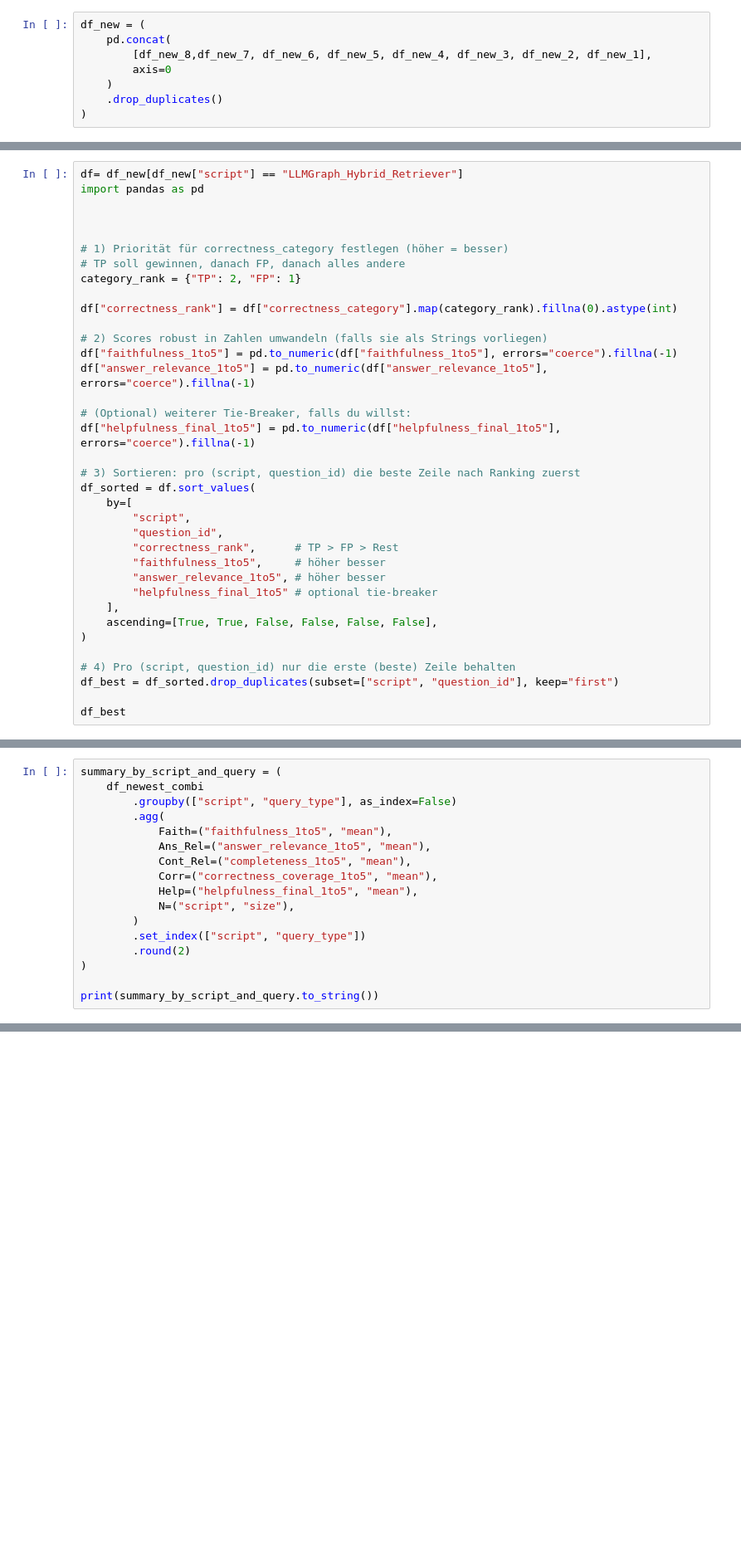
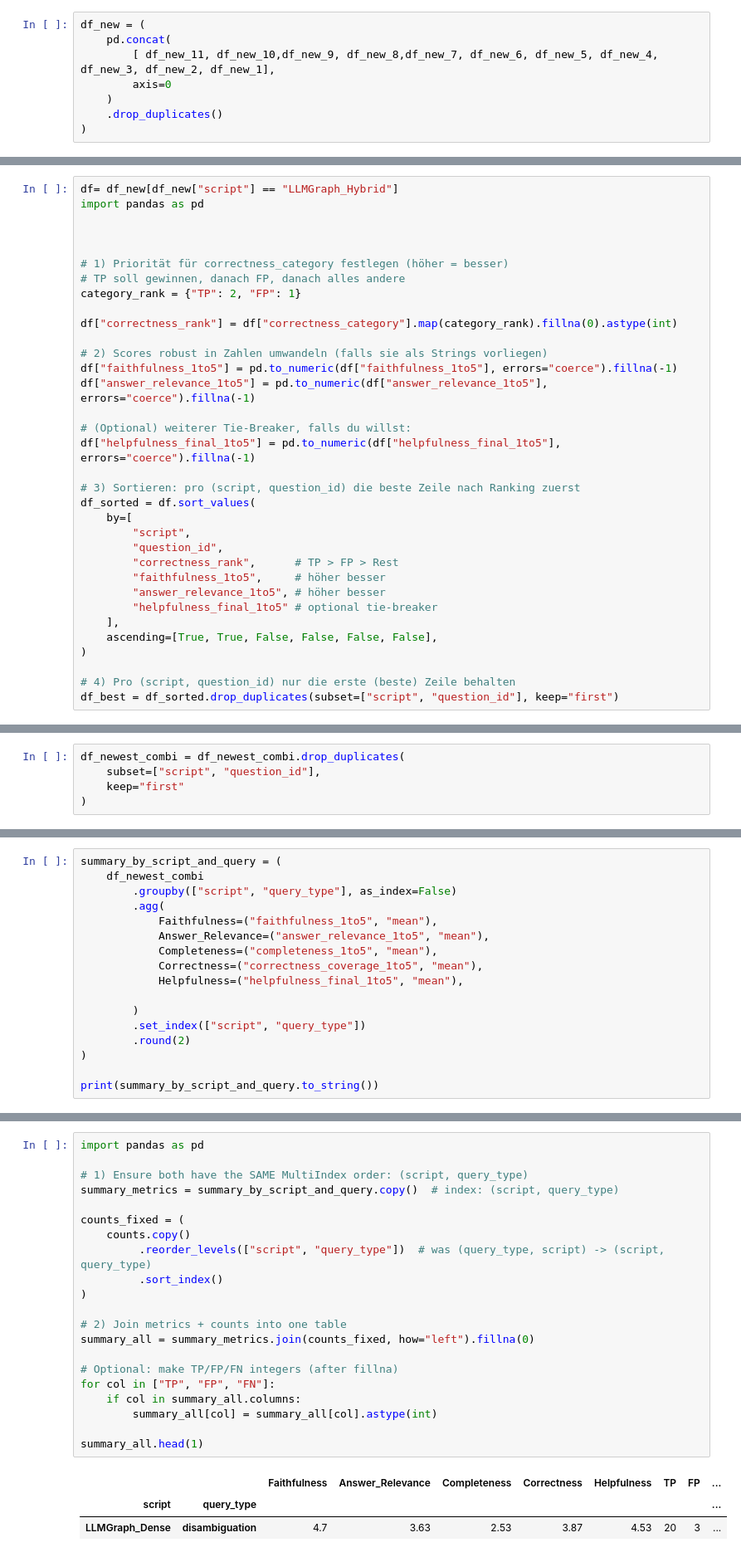
Before and after one commit to nasibatuychieva/master_thesis-rag, a Jupyter notebook: main/evaluation/judge_results/check_results.ipynb, the cells around one changed output, grey strips where cells are left out. Shown at 83% size. Drawn from its saved outputs; the diff is of its cells as text; blank space fills up the shorter version.

```diff
--- a/main/evaluation/judge_results/check_results.ipynb
+++ b/main/evaluation/judge_results/check_results.ipynb
@@ -184,7 +252,7 @@ df_new_1 = pd.read_csv(CSV_PATH_NEW)
 # %%
 df_new = (
     pd.concat(
-        [df_new_8,df_new_7, df_new_6, df_new_5, df_new_4, df_new_3, df_new_2, df_new_1],
+        [ df_new_11, df_new_10,df_new_9, df_new_8,df_new_7, df_new_6, df_new_5, df_new_4, df_new_3, df_new_2, df_new_1],
         axis=0
     )
     .drop_duplicates()
@@ -213,5 +394,5 @@ dtype: int64
 # %%
-df= df_new[df_new["script"] == "LLMGraph_Hybrid_Retriever"]
+df= df_new[df_new["script"] == "LLMGraph_Hybrid"]
 import pandas as pd
 
 
@@ -244,8 +425,6 @@ df_sorted = df.sort_values(
 
 # 4) Pro (script, question_id) nur die erste (beste) Zeile behalten
 df_best = df_sorted.drop_duplicates(subset=["script", "question_id"], keep="first")
-
-df_best
 # %% [output]
 A value is trying to be set on a copy of a slice from a DataFrame.
 Try using .loc[row_indexer,col_indexer] = value instead
@@ -298,3 +478,8 @@ df_newest_combi = (
+# %%
+df_newest_combi = df_newest_combi.drop_duplicates(
+    subset=["script", "question_id"],
+    keep="first"
+)
 # %%
 check = df_best.groupby(["script", "question_id"]).size().value_counts()
 print(check)
@@ -607,12 +836,12 @@ summary_by_script_and_query = (
     df_newest_combi
         .groupby(["script", "query_type"], as_index=False)
         .agg(
-            Faith=("faithfulness_1to5", "mean"),
-            Ans_Rel=("answer_relevance_1to5", "mean"),
-            Cont_Rel=("completeness_1to5", "mean"),
-            Corr=("correctness_coverage_1to5", "mean"),
-            Help=("helpfulness_final_1to5", "mean"),
-            N=("script", "size"),
+            Faithfulness=("faithfulness_1to5", "mean"),
+            Answer_Relevance=("answer_relevance_1to5", "mean"),
+            Completeness=("completeness_1to5", "mean"),
+            Correctness=("correctness_coverage_1to5", "mean"),
+            Helpfulness=("helpfulness_final_1to5", "mean"),
+
         )
         .set_index(["script", "query_type"])
         .round(2)
@@ -809,0 +1069,25 @@ RAG_Naive_Hybrid                                      1.67     1.13       2.63
+# %%
+import pandas as pd
+
+# 1) Ensure both have the SAME MultiIndex order: (script, query_type)
+summary_metrics = summary_by_script_and_query.copy()  # index: (script, query_type)
+
+counts_fixed = (
+    counts.copy()
+         .reorder_levels(["script", "query_type"])  # was (query_type, script) -> (script, query_type)
+         .sort_index()
+)
+
+# 2) Join metrics + counts into one table
+summary_all = summary_metrics.join(counts_fixed, how="left").fillna(0)
+
+# Optional: make TP/FP/FN integers (after fillna)
+for col in ["TP", "FP", "FN"]:
+    if col in summary_all.columns:
+        summary_all[col] = summary_all[col].astype(int)
+
+summary_all.head(1)
+# %% [output]
+|  |  | Faithfulness | Answer_Relevance | Completeness | Correctness | Helpfulness | TP | FP | ... |
+| script | query_type |  |  |  |  |  |  |  | ... |
+| LLMGraph_Dense | disambiguation | 4.7 | 3.63 | 2.53 | 3.87 | 4.53 | 20 | 3 | ... |
```
Also changed, not shown: parts of 50 cells of this notebook, 24 other files.
